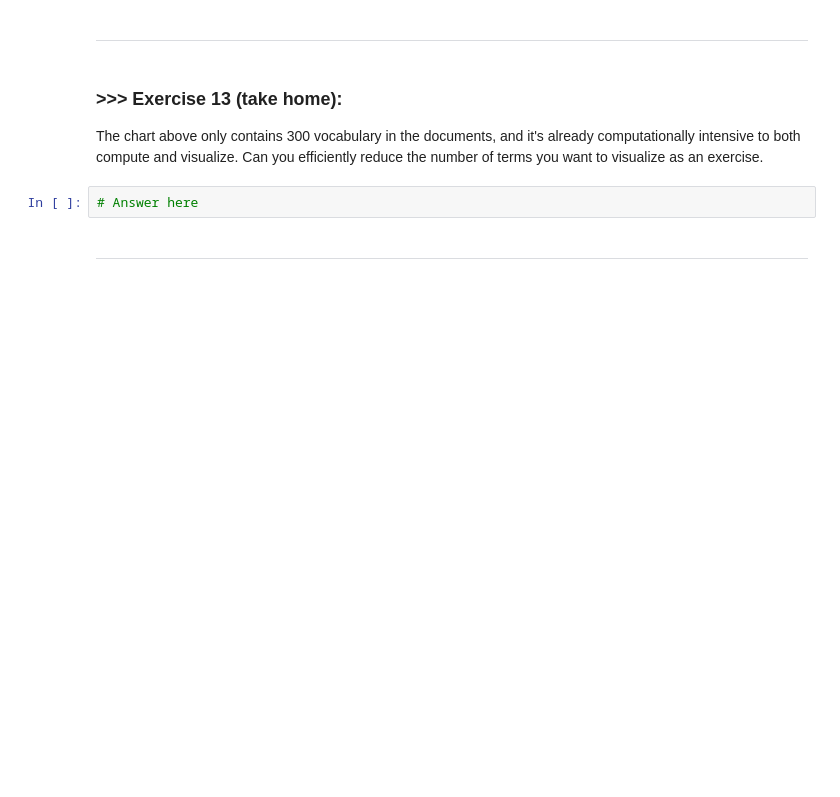
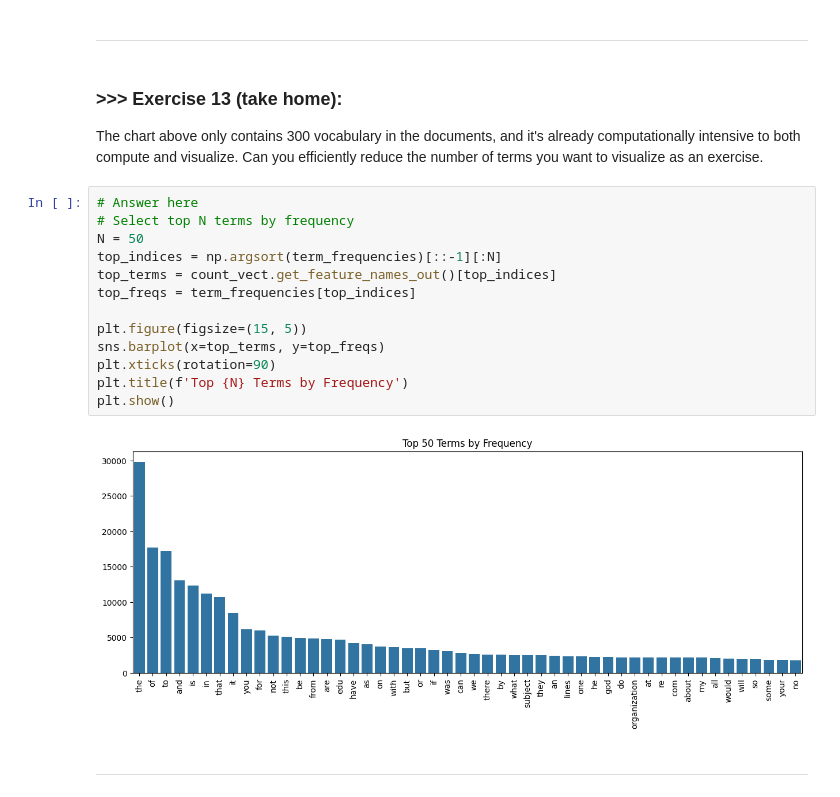
Before and after one commit to scifiengineering/DM2025-Lab1-Exercise, a Jupyter notebook: DM2025-Lab1-Master.ipynb, the cells around one changed output. Drawn from its saved outputs; the diff is of its cells as text; blank space fills up the shorter version.

```diff
--- a/DM2025-Lab1-Master.ipynb
+++ b/DM2025-Lab1-Master.ipynb
@@ -1172,8 +1229,21 @@ If you want a nicer interactive visualization here, I would encourage you try to
 # %% [markdown]
 ### >>> **Exercise 13 (take home):**
 The chart above only contains 300 vocabulary in the documents, and it's already computationally intensive to both compute and visualize. Can you efficiently reduce the number of terms you want to visualize as an exercise.
-# %%
-# Answer here
+# %%
+# Answer here
+# Select top N terms by frequency
+N = 50
+top_indices = np.argsort(term_frequencies)[::-1][:N]
+top_terms = count_vect.get_feature_names_out()[top_indices]
+top_freqs = term_frequencies[top_indices]
+
+plt.figure(figsize=(15, 5))
+sns.barplot(x=top_terms, y=top_freqs)
+plt.xticks(rotation=90)
+plt.title(f'Top {N} Terms by Frequency')
+plt.show()
+# %% [output]
+[figure, added]
 # %% [markdown]
 ---
 # %% [markdown]
```
Also changed, not shown: parts of 23 cells of this notebook, 4 other files.
